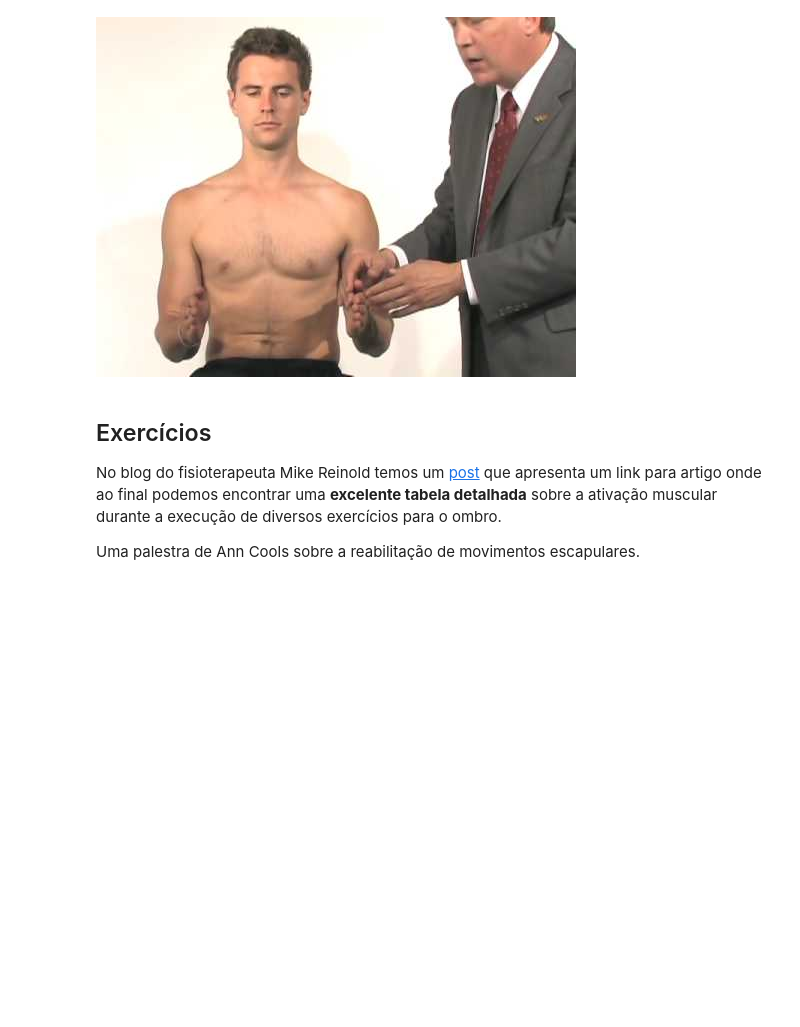
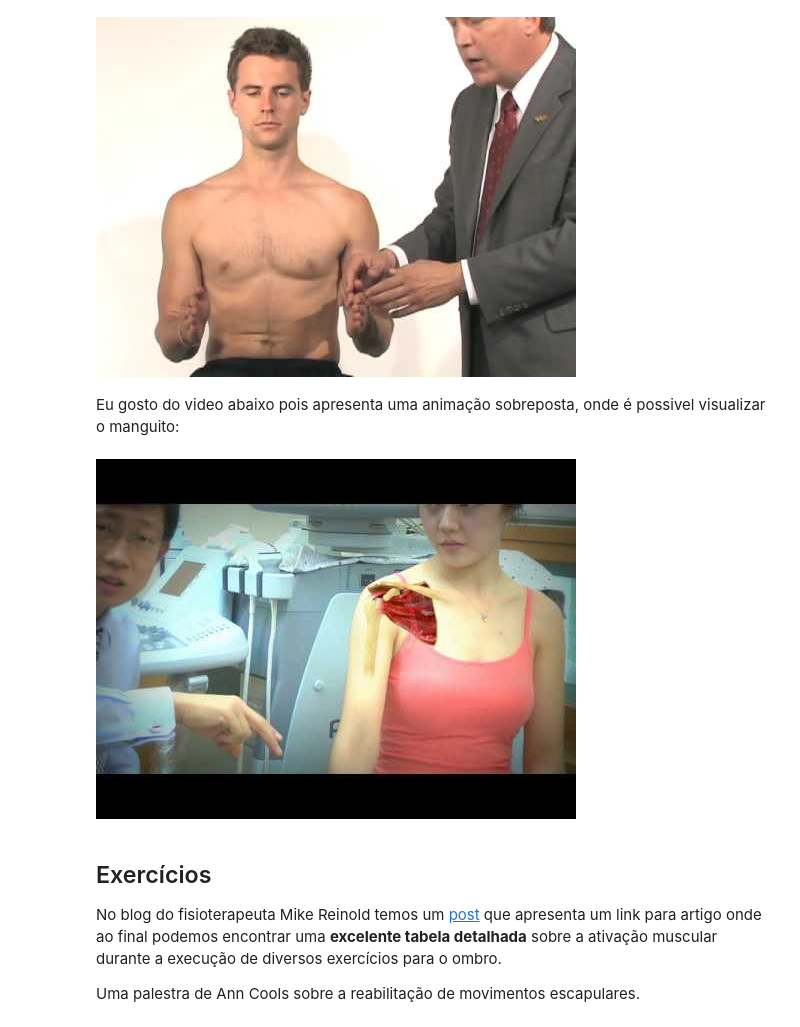
Before and after one commit to ojon/wiseFitness, a Jupyter notebook: guia_ombro.ipynb, the cells around one changed output. Drawn from its saved outputs; the diff is of its cells as text; code cells hidden in the pictures; blank space fills up the shorter version.

```diff
--- a/guia_ombro.ipynb
+++ b/guia_ombro.ipynb
@@ -60,6 +91,12 @@ Uma serie de testes clínicos para síndrome do impacto:
 YouTubeVideo("r8Rl0_KE3OA")
 # %% [output]
 [figure]
+# %% [markdown]
+Eu gosto do video abaixo pois apresenta uma animação sobreposta, onde é possivel visualizar o manguito:
+# %%
+YouTubeVideo('jDI8nb_7Fg4')
+# %% [output]
+[figure, added]
 # %% [markdown]
 ## Exercícios
 
```
Also changed, not shown: parts of 7 cells of this notebook.
